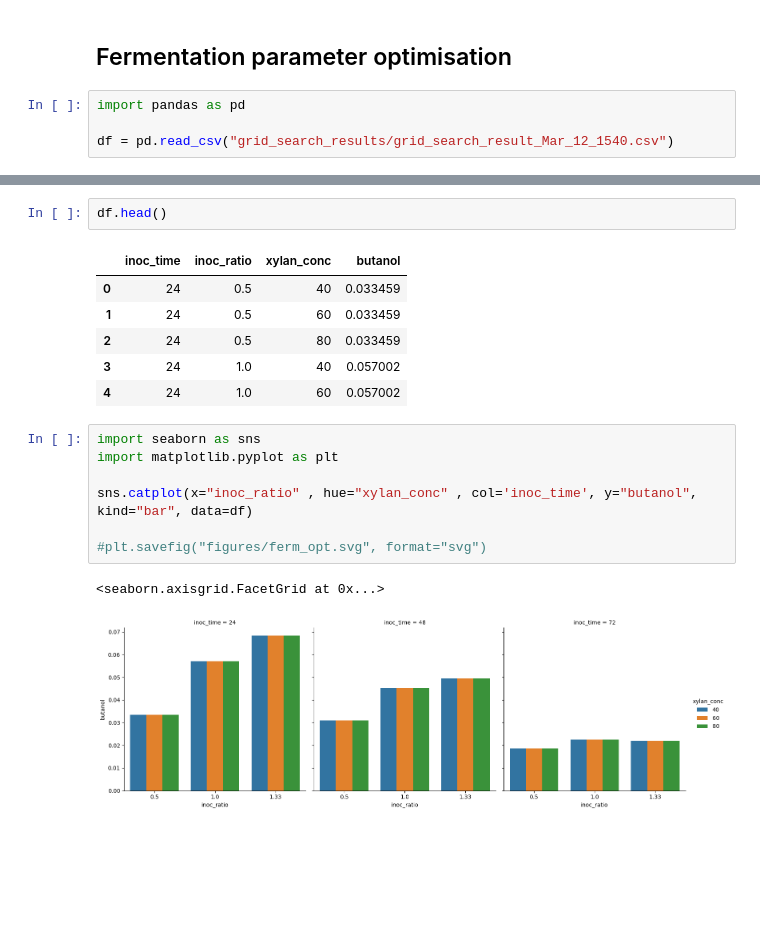
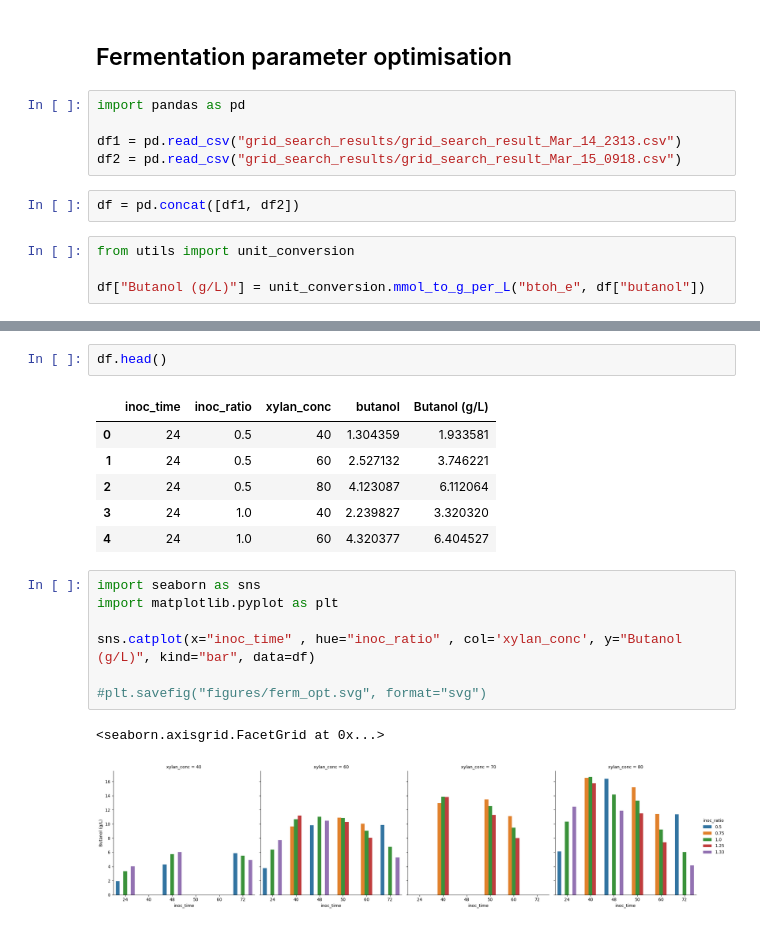
Before and after one commit to andreastallvik/BIOTBT3900, a Jupyter notebook: community_modelling/CBP_butanol/community_sim.ipynb, the cells around one changed output, grey strips where cells are left out. Saved outputs shown, nothing was run; the diff lists cells and outputs as text; blank space fills up the shorter version.

Commit message:
ferm opt. visualisations

```diff
--- a/community_modelling/CBP_butanol/community_sim.ipynb
+++ b/community_modelling/CBP_butanol/community_sim.ipynb
@@ -813,4 +812,11 @@ cf.plot_metabolites(metabolites_time_series=met, metabolites=metabolites, inoc_t
 # %%
 import pandas as pd
 
-df = pd.read_csv("grid_search_results/grid_search_result_Mar_12_1540.csv")
+df1 = pd.read_csv("grid_search_results/grid_search_result_Mar_14_2313.csv")
+df2 = pd.read_csv("grid_search_results/grid_search_result_Mar_15_0918.csv")
+# %%
+df = pd.concat([df1, df2])
+# %%
+from utils import unit_conversion
+
+df["Butanol (g/L)"] = unit_conversion.mmol_to_g_per_L("btoh_e", df["butanol"])
@@ -817,22 +868,22 @@ df = pd.read_csv("grid_search_results/grid_search_result_Mar_12_1540.csv")
 # %%
 df.head()
 # %% [output]
-|  | inoc_time | inoc_ratio | xylan_conc | butanol |
-| 0 | 24 | 0.5 | 40 | 0.033459 |
-| 1 | 24 | 0.5 | 60 | 0.033459 |
-| 2 | 24 | 0.5 | 80 | 0.033459 |
-| 3 | 24 | 1.0 | 40 | 0.057002 |
-| 4 | 24 | 1.0 | 60 | 0.057002 |
+|  | inoc_time | inoc_ratio | xylan_conc | butanol | Butanol (g/L) |
+| 0 | 24 | 0.5 | 40 | 1.304359 | 1.933581 |
+| 1 | 24 | 0.5 | 60 | 2.527132 | 3.746221 |
+| 2 | 24 | 0.5 | 80 | 4.123087 | 6.112064 |
+| 3 | 24 | 1.0 | 40 | 2.239827 | 3.320320 |
+| 4 | 24 | 1.0 | 60 | 4.320377 | 6.404527 |
 # %%
 import seaborn as sns
 import matplotlib.pyplot as plt
 
-sns.catplot(x="inoc_ratio" , hue="xylan_conc" , col='inoc_time', y="butanol", kind="bar", data=df)
+sns.catplot(x="inoc_time" , hue="inoc_ratio" , col='xylan_conc', y="Butanol (g/L)", kind="bar", data=df)
 
 #plt.savefig("figures/ferm_opt.svg", format="svg")
 # %% [output]
 <seaborn.axisgrid.FacetGrid at 0x...>
-[figure, old version]
+[figure, new version]
 # %%
 import statsmodels.api as sm
 
```
Also changed, not shown: parts of 5 cells of this notebook, 2 other files.
